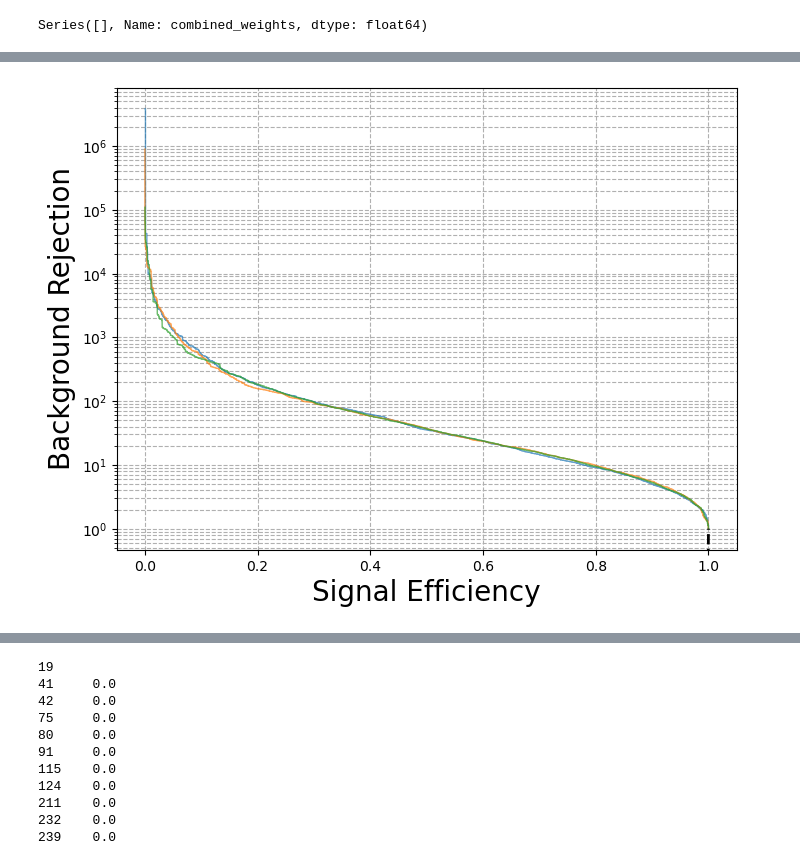
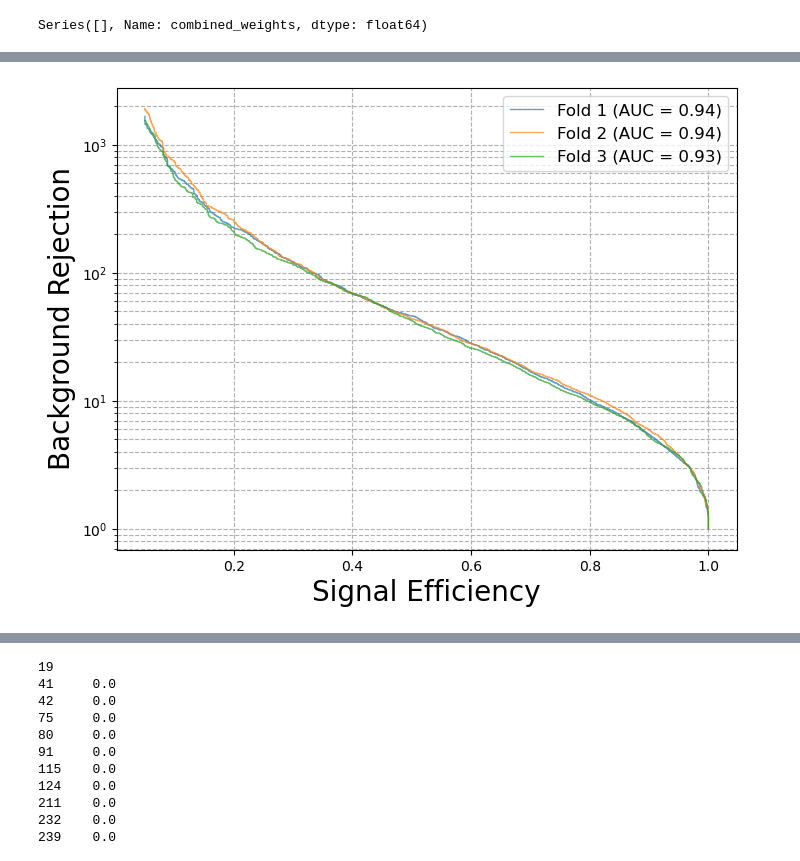
Before and after one commit to alig146/DiTau, a Jupyter notebook: analysis/Ana_v6.ipynb, the cells around one changed output, grey strips where cells are left out. Cells and saved outputs as stored; diff of their text form; code cells hidden in the pictures.

```diff
--- a/analysis/Ana_v6.ipynb
+++ b/analysis/Ana_v6.ipynb
@@ -906,7 +1003,7 @@ def Data_Var(t):
 # %%
 def cut_x1_x2(t):
     #cut_mask = np.where((np.array(t[6]) > -2.) & (np.array(t[6]) < 2.) & (np.array(t[7]) > -2.) & (np.array(t[7]) < 2.) & (np.array(t[16]) > 0.))[0]
-    cut_mask = np.where((np.array(t[6]) > 0) & (np.array(t[7]) > 0) & (np.array(t[16]) > 0.))[0]
+    cut_mask = np.where((np.array(t[6]) > 0) & (np.array(t[7]) > 0) & (np.array(t[6]) < 2.5) & (np.array(t[7]) < 2.5) & (np.array(t[16]) > 0.))[0]
     # cut_mask = np.where((np.array(t[16]) > 0.))[0]
     filtered_t = [np.array(arr)[cut_mask] for arr in t]
     return filtered_t
@@ -1010,17 +1109,25 @@ zll_plot['sample_type'] = 'zll'
 data_plot['sample_type'] = 'data'
 
 df = pd.concat([data_plot, ggh_plot, vbfh_plot, wh_plot, zh_plot, tth_plot, vv_plot, top_plot, ztt_plot, ttv_plot, w_plot, zll_plot])
+# df = pd.concat([ggh_plot, vbfh_plot, wh_plot, zh_plot, tth_plot, vv_plot, top_plot, ztt_plot, ttv_plot, w_plot, zll_plot])
 
+
+# training_var = [
+#     'ditau_pt', 'leadsubjet_pt', 'subleadsubjet_pt', 'visible_ditau_m',
+#     'collinear_mass', 'delta_R', 'delta_phi', 'delta_eta', 'label', 'met', 'met_sig',
+#     'event_number', 'fake_factor', 'combined_weights', 'k_t', 'delta_R_lead', 'x1', 'x2', 'met_centrality', 'sample_type',
+#     'boson_0_classifierParticleOrigin', 'boson_0_mother_pdgId', 'boson_0_mother_status', 'boson_0_pdgId', 'boson_0_truth_pdgId', 'boson_0_truth_q', 'boson_0_truth_status', 'boson_0_q', 'ditau_obj_IsTruthMatched', 'ditau_obj_IsTruthHadronic'
+# ]
 training_var = [
     'ditau_pt', 'leadsubjet_pt', 'subleadsubjet_pt', 'visible_ditau_m',
-    'collinear_mass', 'delta_R', 'delta_phi', 'delta_eta', 'label', 'met', 'met_sig',
-    'event_number', 'fake_factor', 'combined_weights', 'k_t', 'delta_R_lead', 'x1', 'x2', 'met_centrality', 'sample_type',
-    'boson_0_classifierParticleOrigin', 'boson_0_mother_pdgId', 'boson_0_mother_status', 'boson_0_pdgId', 'boson_0_truth_pdgId', 'boson_0_truth_q', 'boson_0_truth_status', 'boson_0_q', 'ditau_obj_IsTruthMatched', 'ditau_obj_IsTruthHadronic'
+    'collinear_mass', 'delta_R', 'delta_phi', 'delta_eta', 'label', 'met', 'met_sig', 'met_centrality',
+    'event_number', 'fake_factor', 'combined_weights', 'k_t', 'x1', 'x2', 'sample_type',
+    'bdt_score', 'leadsubjet_charge', 'subleadsubjet_charge', 'leadsubjet_n_core_tracks', 'subleadsubjet_n_core_tracks',
+    'delta_R_lead', 'delta_eta_lead', 'delta_phi_lead', 'delta_R_sublead', 'delta_eta_sublead', 'delta_phi_sublead', 'e_ratio_lead', 'e_ratio_sublead',
+    'higgs_pt', 'leadsubjet_eta', 'subleadsubjet_eta', 'ditau_eta'
 ]
 
 df = df[training_var]
-
-
 
 
 # df['combined_weights'] = abs(df['combined_weights'])
@@ -1651,30 +1886,34 @@ background_scores = []
 signal_weights = []
 bkg_weghts = []
 
+all_shap_values = []
+all_feature_names = []
 
-bdt_training_var = ['f0', 'f1', 'f2', 'f3', 'f4', 'f5', 'f6', 'f7', 'f8', 'f9']
+# bdt_training_var = ['f0', 'f1', 'f2', 'f3', 'f4', 'f5', 'f6', 'f7', 'f8', 'f9', 'f10', 'f11', 'f12', 'f13', 'f14', 'f15', 'f16', 'f17', 'f18']
+bdt_training_var = ['f3', 'f14', 'f4', 'f5', 'f6', 'f7', 'f1']
+
 feature_name_mapping = {
-    'ditau_pt': 'ditau_pt',
     'leadsubjet_pt': 'f0',
     'subleadsubjet_pt': 'f1',
     'visible_ditau_m': 'f2',
     'collinear_mass': 'f3',
     'delta_R': 'f4',
-    'label': 'label',
     'met': 'f5',
     'met_sig': 'f6',
-    'event_number': 'event_number',
-    'fake_factor': 'fake_factor',
-    'combined_weights': 'combined_weights',
-    'ids': 'ids',
-    'x1': 'f7',
-    'x2': 'f8',
-    'met_centrality': 'f9',
-    'delta_R_lead': 'f10',
-    'delta_phi': 'f11',
-    'delta_eta': 'f12',
-    'k_t': 'f13'
+    'met_centrality': 'f7',
+    'delta_eta_lead': 'f8',
+    'delta_phi_lead': 'f9',
+    'e_ratio_lead': 'f10',
+    'e_ratio_sublead': 'f11',
+    'x1': 'f12',
+    'x2': 'f13',
+    'bdt_score': 'f14',
+    'delta_R_lead': 'f15',
+    'delta_R_sublead': 'f16',
+    'delta_eta_sublead': 'f17',
+    'delta_phi_sublead': 'f18',
 }
+
 
 #map df_split cloumn names
 for i in range(len(df_split)):
@@ -1695,6 +1934,11 @@ for i in range(len(df_split)):
     evnt_w_train = pd.concat([df_split[j] for j in range(len(df_split)) if j != i])['combined_weights']
     ff_train = pd.concat([df_split[j] for j in range(len(df_split)) if j != i])['fake_factor']
 
+    training_weight = ff_train*evnt_w_train
+    val_weights = ff_test*evnt_w_test
+    # training_weight = training_weight / np.mean(training_weight)
+    # val_weights = val_weights / np.mean(val_weights)
+
     print("len X_train:", len(X_train))
     print("len X_test:", len(X_test))
 
@@ -1713,10 +1957,20 @@ for i in range(len(df_split)):
     }
     model = XGBClassifier(**params)
     # Train the model
-    model.fit(X_train, y_train, sample_weight=ff_train*evnt_w_train)
+    model.fit(X_train, y_train, sample_weight=training_weight)
     # models.append(model)
     booster = model.get_booster()
     booster.dump_model('xgboost_k_fold_model_{}.txt'.format(i))
+
+    # Calculate SHAP values
+    explainer = shap.TreeExplainer(model)
+    shap_values = explainer.shap_values(X_test)
+    all_shap_values.append(shap_values)
+    # Reverse the feature_name_mapping
+    reversed_feature_name_mapping = {v: k for k, v in feature_name_mapping.items()}
+    X_test_renamed = X_test.rename(columns=reversed_feature_name_mapping)
+    all_feature_names.append(X_test_renamed.columns)
+    # all_feature_names.append(X_test.columns)
 
     # Predict probabilities for the test set
     y_pred_proba = model.predict_proba(X_test)
@@ -1727,19 +1981,19 @@ for i in range(len(df_split)):
     #add scores to df panda frame
     df_split[i]['mva_scores'] = y_pred_proba[:, 1]
 
-
     signal_weights.extend(ff_test[y_test == 1]*-1/ff_scale)
     bkg_weghts.extend(ff_test[y_test == 0]*-1/ff_scale)
 
-    fpr, tpr, _ = roc_curve(y_test, y_pred_proba[:, 1], sample_weight=ff_test*evnt_w_test)
-    tpr = tpr[fpr > 0]
-    fpr = fpr[fpr > 0]
+    fpr, tpr, _ = roc_curve(y_test, y_pred_proba[:, 1], sample_weight=val_weights)
+    fpr = fpr[tpr > 0.05]
+    tpr = tpr[tpr > 0.05]
     roc_auc = auc(fpr, tpr)
     plt.plot(tpr, 1/fpr, lw=1, alpha=0.7, label=f'Fold {i+1} (AUC = {roc_auc:.2f})')
 
-plt.plot([0, 1], [0, 1], linestyle='--', color='black', lw=2, label='Random')
+# plt.plot([0, 1], [0, 1], linestyle='--', color='black', lw=2, label='Random')
 plt.xlabel('Signal Efficiency', fontsize=20)
 plt.ylabel('Background Rejection', fontsize=20)
+plt.legend(fontsize=12)
 plt.yscale('log')
 plt.grid(True, which="both", ls="--")
 plt.show()
@@ -1756 +2010 @@ signal scaling factor:  78.03171215124257
-[figure, old version]
+[figure, new version]
```
Also changed, not shown: parts of 50 cells of this notebook, 25 other files.
